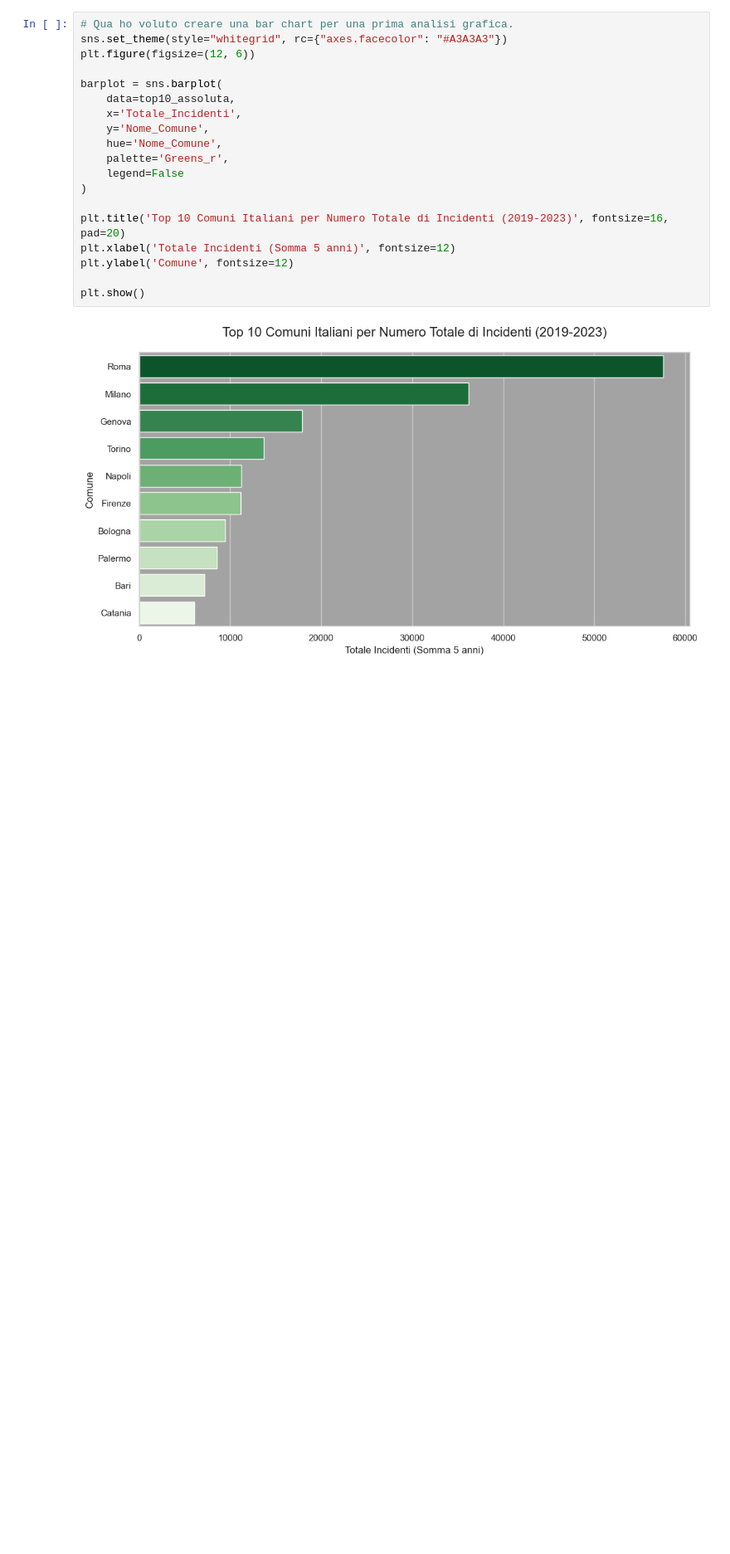
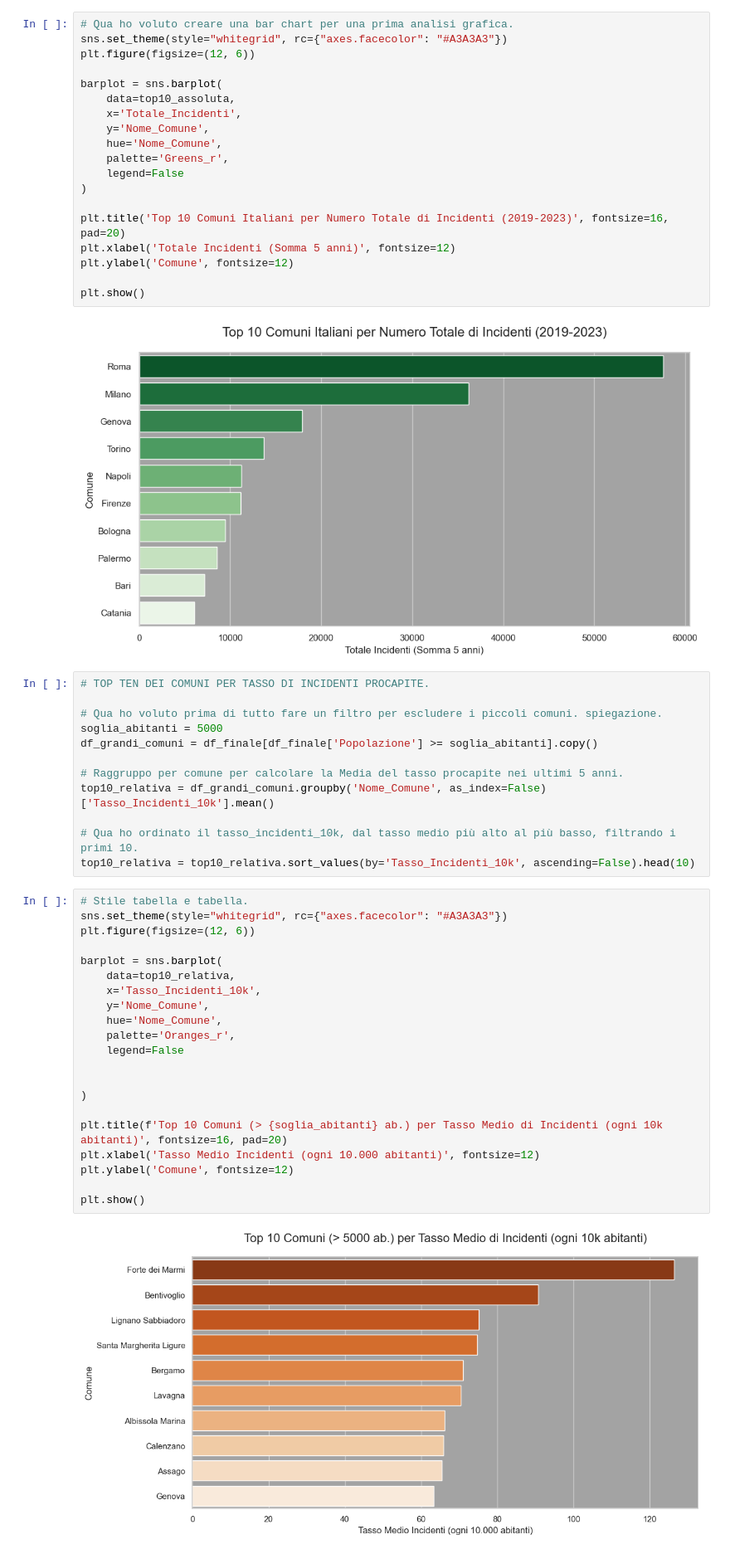
Before and after one commit to giuliotarantola-creator/FINALPROJECT_DATA_GIULIO_TARANTOLA, a Jupyter notebook: 02_Scripts_and_Notebooks/Notebooks/02_EDA_and_Visualizations.ipynb, the cells around one changed output. Shown at 83% size. Saved outputs shown, nothing was run; the diff lists cells and outputs as text; blank space fills up the shorter version.

Commit message:
BarChart_TAX_INC_PROCAP

```diff
--- a/02_Scripts_and_Notebooks/Notebooks/02_EDA_and_Visualizations.ipynb
+++ b/02_Scripts_and_Notebooks/Notebooks/02_EDA_and_Visualizations.ipynb
@@ -45,3 +47,38 @@ plt.ylabel('Comune', fontsize=12)
 plt.show()
 # %% [output]
 [figure]
+# %%
+# TOP TEN DEI COMUNI PER TASSO DI INCIDENTI PROCAPITE.
+
+# Qua ho voluto prima di tutto fare un filtro per escludere i piccoli comuni. spiegazione.
+soglia_abitanti = 5000
+df_grandi_comuni = df_finale[df_finale['Popolazione'] >= soglia_abitanti].copy()
+
+# Raggruppo per comune per calcolare la Media del tasso procapite nei ultimi 5 anni.
+top10_relativa = df_grandi_comuni.groupby('Nome_Comune', as_index=False)['Tasso_Incidenti_10k'].mean()
+
+# Qua ho ordinato il tasso_incidenti_10k, dal tasso medio più alto al più basso, filtrando i primi 10.
+top10_relativa = top10_relativa.sort_values(by='Tasso_Incidenti_10k', ascending=False).head(10)
+# %%
+# Stile tabella e tabella.
+sns.set_theme(style="whitegrid", rc={"axes.facecolor": "#A3A3A3"})
+plt.figure(figsize=(12, 6))
+
+barplot = sns.barplot(
+    data=top10_relativa,
+    x='Tasso_Incidenti_10k',
+    y='Nome_Comune',
+    hue='Nome_Comune',
+    palette='Oranges_r',
+    legend=False
+
+
+)
+
+plt.title(f'Top 10 Comuni (> {soglia_abitanti} ab.) per Tasso Medio di Incidenti (ogni 10k abitanti)', fontsize=16, pad=20)
+plt.xlabel('Tasso Medio Incidenti (ogni 10.000 abitanti)', fontsize=12)
+plt.ylabel('Comune', fontsize=12)
+
+plt.show()
+# %% [output]
+[figure, added]
```
Also changed, not shown: parts of 2 cells of this notebook.
